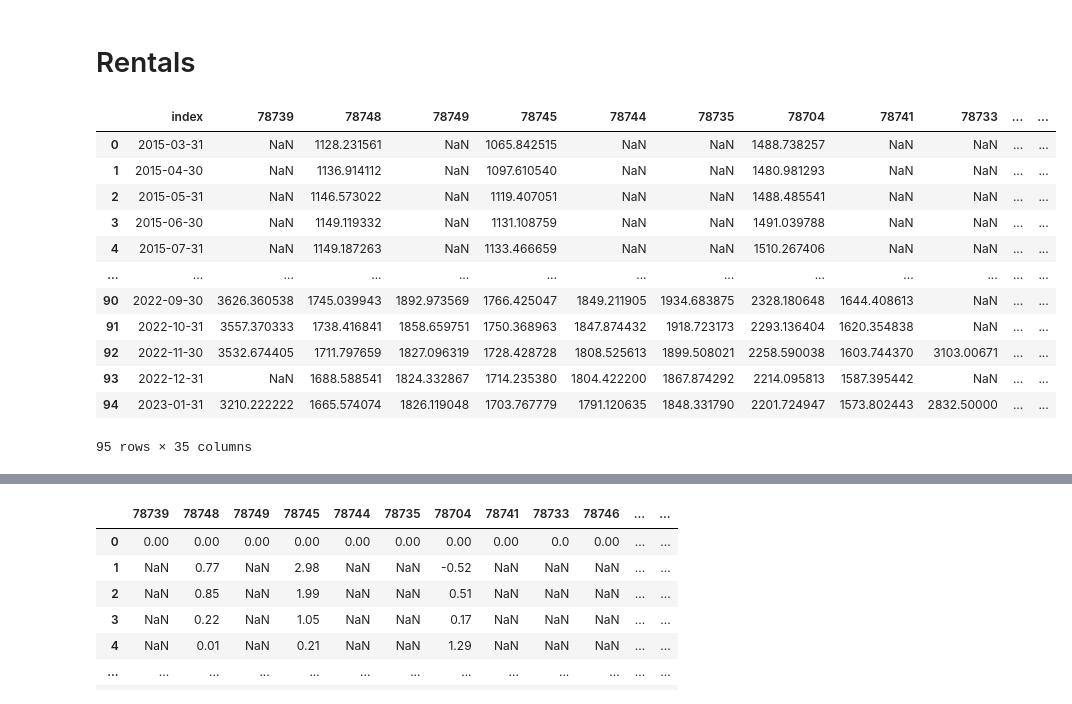
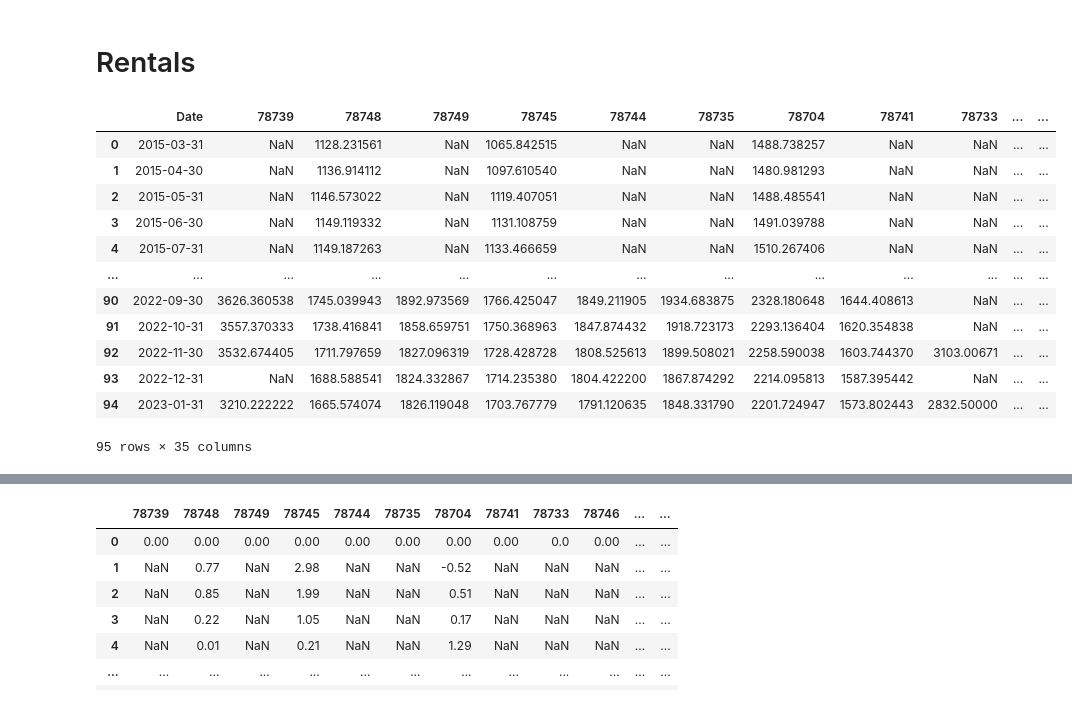
Before and after one commit to JenniferM-BShulyak/zillow_austin_housing_market, a Jupyter notebook: percentage_change_setup.ipynb, the cells around one changed output, grey strips where cells are left out. Saved outputs shown, nothing was run; the diff lists cells and outputs as text; code cells hidden in the pictures.

```diff
--- a/percentage_change_setup.ipynb
+++ b/percentage_change_setup.ipynb
@@ -87,10 +90,10 @@ df_zestimate_changes
 # %% [markdown]
 # Rentals
 # %%
-rentals = pd.read_csv("Resources/rentals_over_time.csv", index_col=0)
+rentals = pd.read_csv("Resources/rentals_over_time.csv")
 rentals
 # %% [output]
-|  | index | 78739 | 78748 | 78749 | 78745 | 78744 | 78735 | 78704 | 78741 | 78733 | ... | ... |
+|  | Date | 78739 | 78748 | 78749 | 78745 | 78744 | 78735 | 78704 | 78741 | 78733 | ... | ... |
 | 0 | 2015-03-31 | NaN | 1128.231561 | NaN | 1065.842515 | NaN | NaN | 1488.738257 | NaN | NaN | ... | ... |
 | 1 | 2015-04-30 | NaN | 1136.914112 | NaN | 1097.610540 | NaN | NaN | 1480.981293 | NaN | NaN | ... | ... |
 | 2 | 2015-05-31 | NaN | 1146.573022 | NaN | 1119.407051 | NaN | NaN | 1488.485541 | NaN | NaN | ... | ... |
```
Also changed, not shown: parts of 9 cells of this notebook, 1 other file.
